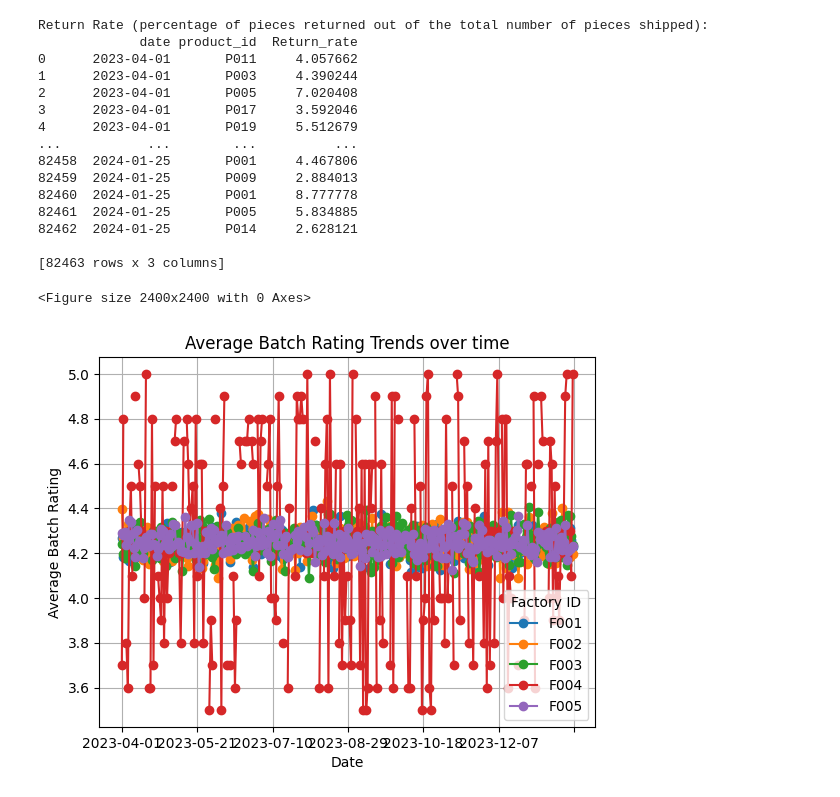
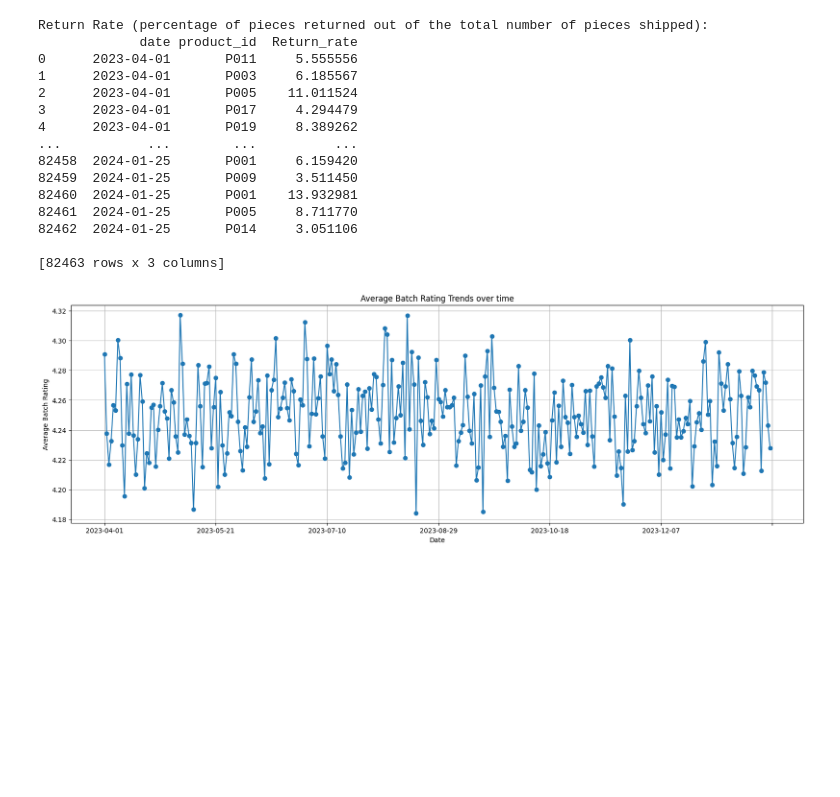
Before and after one commit to Ngocdminh/Coding-projects_July2024, a Jupyter notebook: src/Analysis_Aver_Batch_Rating.ipynb, the cells around one changed output. Cells and saved outputs as stored; diff of their text form; code cells hidden in the pictures; blank space fills up the shorter version.

Commit message:
Add new analyses of average batch rating and sourcing destination

```diff
--- a/src/Analysis_Aver_Batch_Rating.ipynb
+++ b/src/Analysis_Aver_Batch_Rating.ipynb
@@ -2,48 +2,47 @@
 import pandas as pd
 import matplotlib.pyplot as plt
 #Load the csv file into a data frame
 df = pd.read_csv(r'C:\Users\ngocd\source\Github\supply-chain-optimization\data\processed\merged_data.csv')
 
 #Calculate the return rate
-df ['Return_rate'] = (df['pieces_returned'] / df ['total_pieces'])*100
+df ['Return_rate'] = (df['pieces_returned'] / df ['pieces_sold'])*100
 #Access the columns in data frame with df
 #Store the calculated value of Return_rate in a new column in the data frame
 
 #Print the return rate
 print ("Return Rate (percentage of pieces returned out of the total number of pieces shipped):") #Show outpute to the consoles
 print (df[['date', 'product_id', 'Return_rate']]) #Print columns in the data frame to show calculate results
 
 #Assess overall product quality using Average Batch Rating and identify trends over time
-avg_batch_rating_trends = df.groupby(['date','factory_id'])['average_batch_rating'].mean().unstack() #unstackpivots factoryid column values into separate columns, to plot each factory's rating
+avg_batch_rating_trends = df.groupby(['date'])['average_batch_rating'].mean() #unstackpivots factoryid column values into separate columns, to plot each factory's rating
 #Group the data frame by the group column
 #Calculate the mean of returned batch for each date because it helps in identifying trends in product quality over time
 #Then store the resulting series in avg_batch_rating_trends
-avg_batch_rating_trends_rolling = avg_batch_rating_trends.rolling(window=3).mean()
+#avg_batch_rating_trends_rolling = avg_batch_rating_trends.rolling(window=10).mean()
 
 #Plot the trends over time
-plt.figure(figsize=(24,12)) #Create a new figure with a specialized size (20 inches by 6 inches)
+plt.figure(figsize=(20,6)) #Create a new figure with a specialized size (20 inches by 6 inches)
 avg_batch_rating_trends.plot(kind='line',marker='o') #Plot the average batch rating trends with a marker at each data point
-plt.title('Average Batch Rating Trends over time by Factory')
+plt.title('Average Batch Rating Trends over time')
 plt.xlabel('Date')
 plt.ylabel('Average Batch Rating')
 plt.grid(True) #Adds a grid to the plot for better readability
-plt.legend(title='Factory ID')
+#plt.legend(title='Factory ID')
 plt.show()
 # %% [output]
 Return Rate (percentage of pieces returned out of the total number of pieces shipped):
              date product_id  Return_rate
-0      2023-04-01       P011     4.057662
-1      2023-04-01       P003     4.390244
-2      2023-04-01       P005     7.020408
-3      2023-04-01       P017     3.592046
-4      2023-04-01       P019     5.512679
+0      2023-04-01       P011     5.555556
+1      2023-04-01       P003     6.185567
+2      2023-04-01       P005    11.011524
+3      2023-04-01       P017     4.294479
+4      2023-04-01       P019     8.389262
 ...           ...        ...          ...
-82458  2024-01-25       P001     4.467806
-82459  2024-01-25       P009     2.884013
-82460  2024-01-25       P001     8.777778
-82461  2024-01-25       P005     5.834885
-82462  2024-01-25       P014     2.628121
+82458  2024-01-25       P001     6.159420
+82459  2024-01-25       P009     3.511450
+82460  2024-01-25       P001    13.932981
+82461  2024-01-25       P005     8.711770
+82462  2024-01-25       P014     3.051106
 
 [82463 rows x 3 columns]
-<Figure size 2400x2400 with 0 Axes>
-[figure, old version]
+[figure, new version]
```
